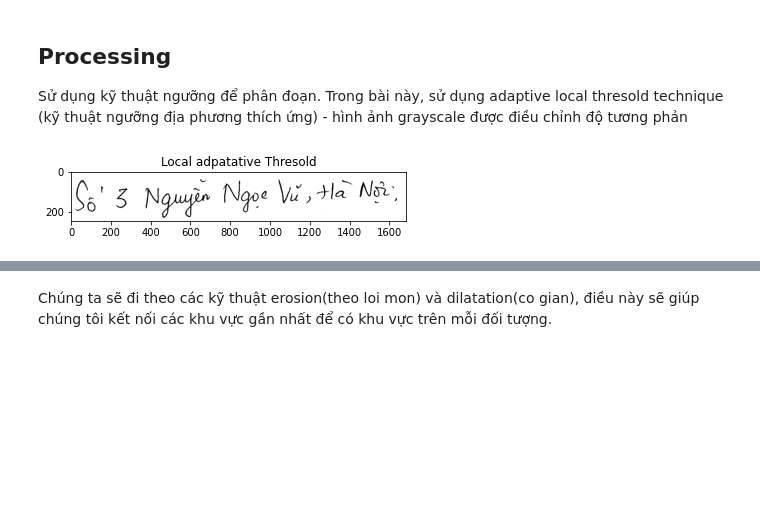
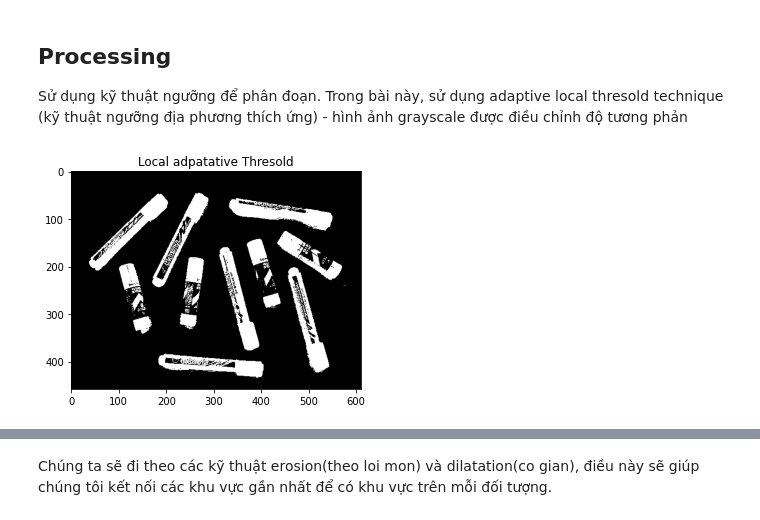
Before and after one commit to dangnam739/OpenCV-practice, a Jupyter notebook: Tutorial/OpenCV_Tutorial.ipynb, the cells around one changed output, grey strips where cells are left out. Drawn from its saved outputs; the diff is of its cells as text; code cells hidden in the pictures; blank space fills up the shorter version.

```diff
--- a/Tutorial/OpenCV_Tutorial.ipynb
+++ b/Tutorial/OpenCV_Tutorial.ipynb
@@ -176,7 +175,7 @@ Reference: https://medium.com/analytics-vidhya/images-processing-segmentation-an
 # %%
 import numpy as np
 # %%
-original = cv2.imread("/content/drive/My Drive/Computer Vision/OpenCV/Tutorial/1.jpg")
+original = cv2.imread("/content/drive/My Drive/Computer Vision/OpenCV/Tutorial/objets4.jpg")
 # %% [markdown]
 ## Pre-Processing
 # %% [markdown]
@@ -215,14 +214,14 @@ Trong bài này, sử dụng adaptive local thresold technique (kỹ thuật ng
 # %%
 # Local adaptative threshold
 
 thresh = cv2.adaptiveThreshold(gray_correct, 255,
                                cv2.ADAPTIVE_THRESH_GAUSSIAN_C, cv2.THRESH_BINARY, 255, 19)
-# thresh = cv2.bitwise_not(thresh)
+thresh = cv2.bitwise_not(thresh)
 plt.title('Local adpatative Thresold')
 plt.imshow(thresh, cmap="gray", vmin=0, vmax=255)
 plt.show()
 # %% [output]
-[figure, old version]
+[figure, new version]
 # %%
 img_subtract = cv2.subtract(255, thresh)
 
```
Also changed, not shown: parts of 8 cells of this notebook.
